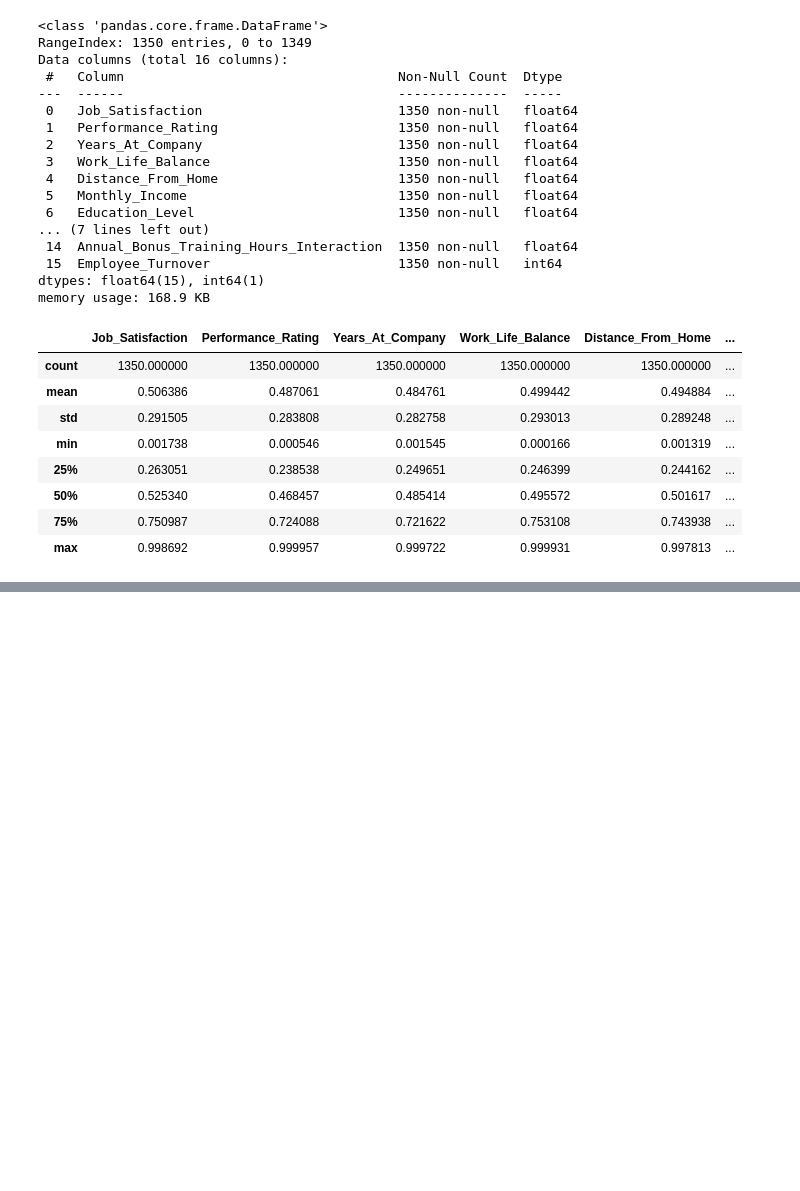
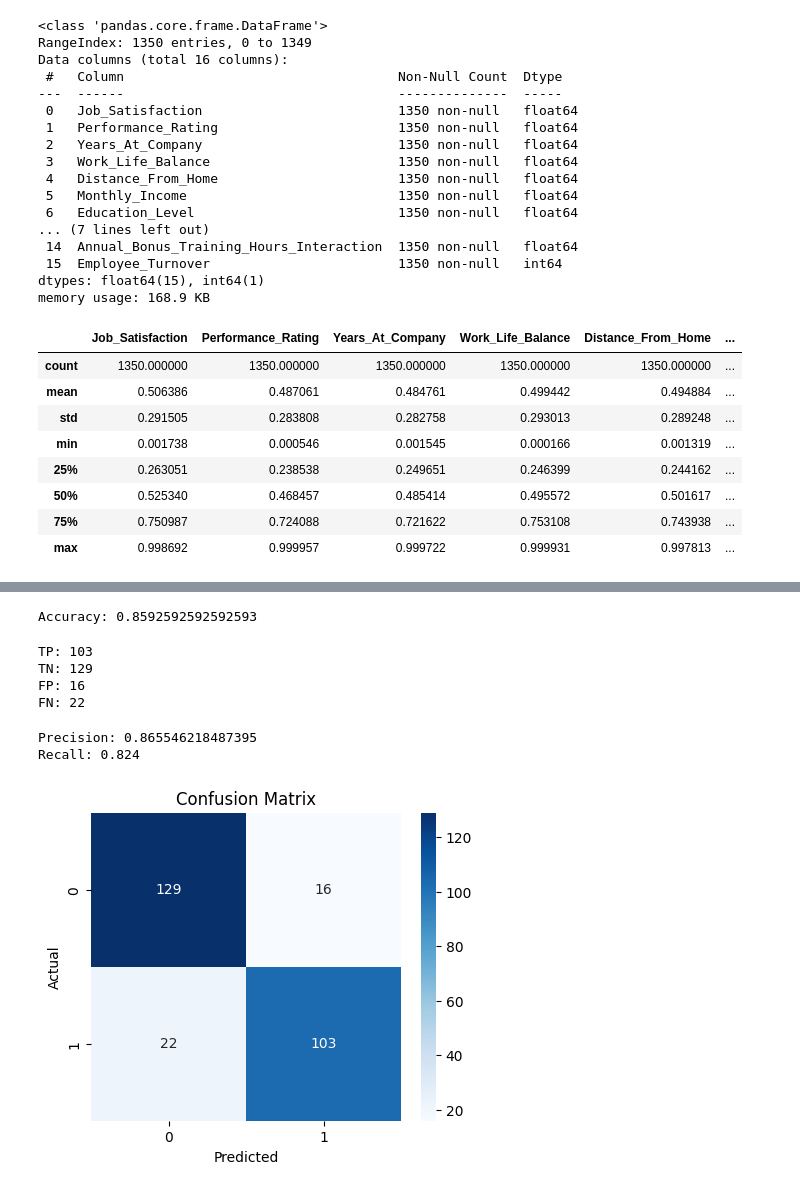
Before and after one commit to Ansh-Ice/ML-From-Scratch, a Jupyter notebook: Logistic Regression/code.ipynb, the cells around one changed output, grey strips where cells are left out. Drawn from its saved outputs; the diff is of its cells as text; code cells hidden in the pictures; blank space fills up the shorter version.

Commit message:
Precision, Recall TradeOffs

```diff
--- a/Logistic Regression/code.ipynb
+++ b/Logistic Regression/code.ipynb
@@ -182,3 +174,16 @@ memory usage: 168.9 KB
 # assuming df is your dataset
 X = df.drop("Employee_Turnover", axis=1).values
 y = df["Employee_Turnover"].values
+# %%
+from sklearn.model_selection import train_test_split
+
+X_train, X_test, y_train, y_test = train_test_split(
+    X, y, test_size=0.2, random_state=42
+)
+# %%
+from sklearn.preprocessing import StandardScaler
+
+scaler = StandardScaler()
+
+X_train = scaler.fit_transform(X_train)
+X_test = scaler.transform(X_test)
@@ -184,0 +223,49 @@ y = df["Employee_Turnover"].values
+# %%
+y_pred_test = predict(X_test, w, b)
+# %%
+accuracy = np.mean(y_pred_test == y_test)
+print("Accuracy:", accuracy)
+# %% [output]
+Accuracy: 0.8592592592592593
+# %%
+tp = np.sum((y_test == 1) & (y_pred_test == 1))
+tn = np.sum((y_test == 0) & (y_pred_test == 0))
+fp = np.sum((y_test == 0) & (y_pred_test == 1))
+fn = np.sum((y_test == 1) & (y_pred_test == 0))
+
+print("TP:", tp)
+print("TN:", tn)
+print("FP:", fp)
+print("FN:", fn)
+# %% [output]
+TP: 103
+TN: 129
+FP: 16
+FN: 22
+# %%
+precision = tp / (tp + fp)
+recall = tp / (tp + fn)
+
+print("Precision:", precision)
+print("Recall:", recall)
+# %% [output]
+Precision: 0.865546218487395
+Recall: 0.824
+# %%
+import matplotlib.pyplot as plt
+import seaborn as sns
+import numpy as np
+
+cm = np.array([[tn, fp],
+               [fn, tp]])
+
+plt.figure(figsize=(5,4))
+sns.heatmap(cm, annot=True, fmt='d', cmap='Blues')
+
+plt.xlabel("Predicted")
+plt.ylabel("Actual")
+plt.title("Confusion Matrix")
+
+plt.show()
+# %% [output]
+[figure, added]
```
Also changed, not shown: parts of 11 cells of this notebook.
